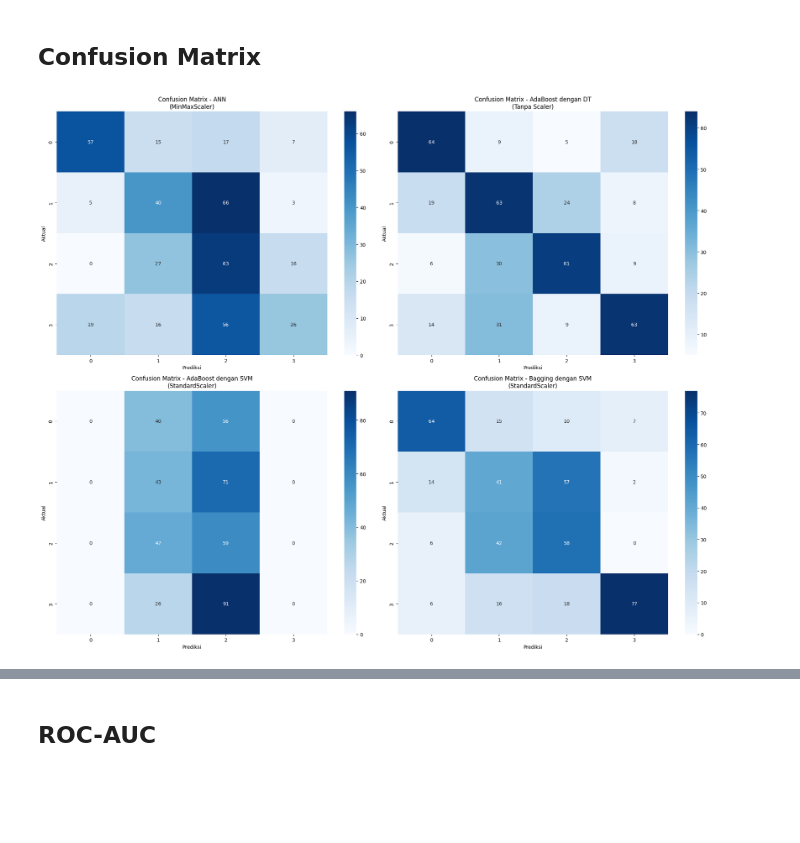
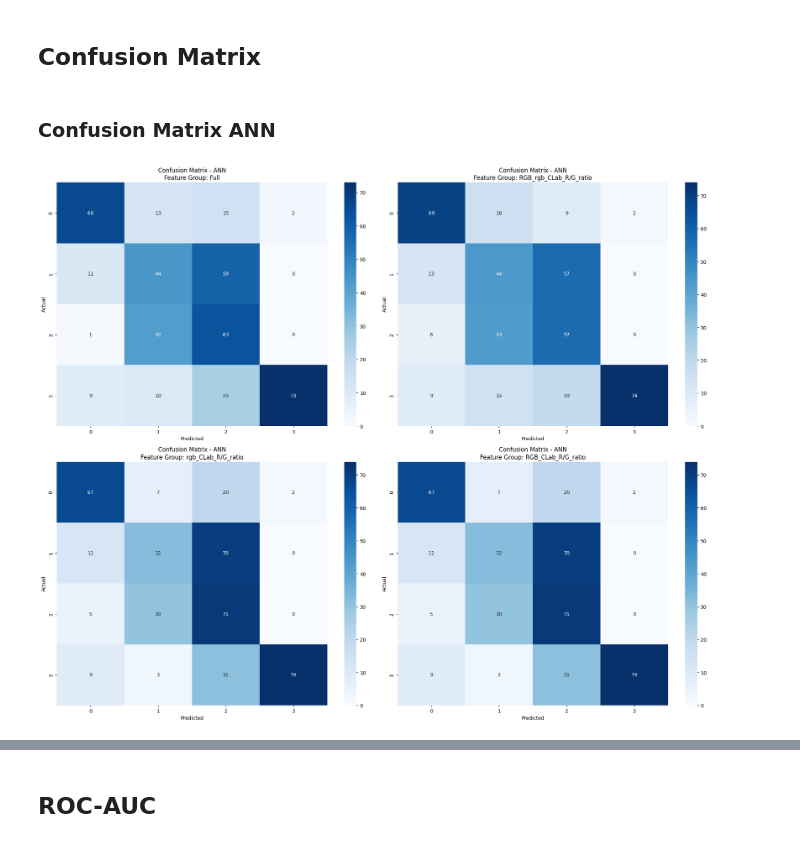
Before and after one commit to BimaBayuUWUUU/2141720019_TA_BIMA-BAYU-SAPUTRA, a Jupyter notebook: Ipynb/BismillahSatu.ipynb, the cells around one changed output, grey strips where cells are left out. Saved outputs shown, nothing was run; the diff lists cells and outputs as text; code cells hidden in the pictures; blank space fills up the shorter version.

```diff
--- a/Ipynb/BismillahSatu.ipynb
+++ b/Ipynb/BismillahSatu.ipynb
@@ -1355,4 +955,47 @@ def visualize_results(y_test, y_pred_ann, y_pred_adaboost_dt, y_pred_adaboost_sv
-# %%
-visualize_results(data_prep['y_test'], y_pred_ann, y_pred_adaboost_dt, y_pred_adaboost_svm, y_pred_bagging_svm)
-# %% [output]
-[figure, removed]
+# %%
+def visualize_top_feature_combinations(data_prep, results, metrics_df, model_name, top_n=4):
+
+    # Filter top_n kombinasi fitur terbaik untuk model tertentu
+    top_features_df = metrics_df[metrics_df['Model'] == model_name].nlargest(top_n, 'Accuracy')
+    top_feature_groups = top_features_df['Feature Group'].tolist()
+
+    # Buat subplot untuk confusion matrix
+    fig, axes = plt.subplots(2, 2, figsize=(20, 16))
+    axes = axes.flatten()  # Flatten untuk memudahkan akses
+
+    for i, feature_group in enumerate(top_feature_groups):
+        if i >= len(axes):  # Jika kombinasi fitur lebih dari subplot yang tersedia
+            break
+
+        # Ambil y_test dari data_prep
+        y_test = data_prep[feature_group]['y_test']
+
+        # Ambil y_pred dari results
+        y_pred = results[feature_group]['y_pred']
+
+        # Hitung confusion matrix
+        cm = confusion_matrix(y_test, y_pred)
+
+        # Visualisasi confusion matrix
+        sns.heatmap(cm, annot=True, fmt='d', cmap='Blues', ax=axes[i])
+        axes[i].set_title(f'Confusion Matrix - {model_name}\nFeature Group: {feature_group}')
+        axes[i].set_xlabel('Predicted')
+        axes[i].set_ylabel('Actual')
+
+    # Sembunyikan subplot yang tidak terisi jika top_n < 4
+    for j in range(len(top_feature_groups), len(axes)):
+        axes[j].axis('off')
+
+    plt.tight_layout()
+    plt.show()
+# %% [markdown]
+### **Confusion Matrix ANN**
+# %%
+visualize_top_feature_combinations(
+    data_prep=data_prep,
+    results=results_ann,
+    metrics_df=metrics_df_ann,
+    model_name='ANN',
+)
+# %% [output]
+[figure, added]
```
Also changed, not shown: parts of 67 cells of this notebook.
